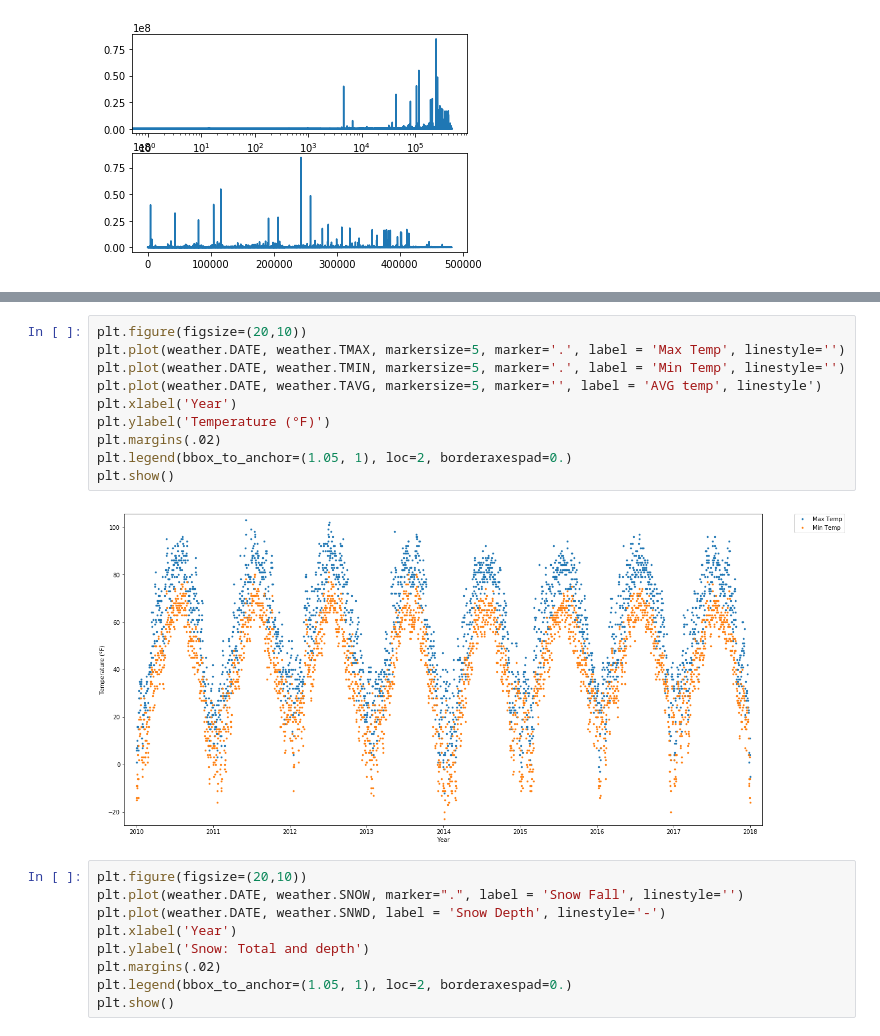
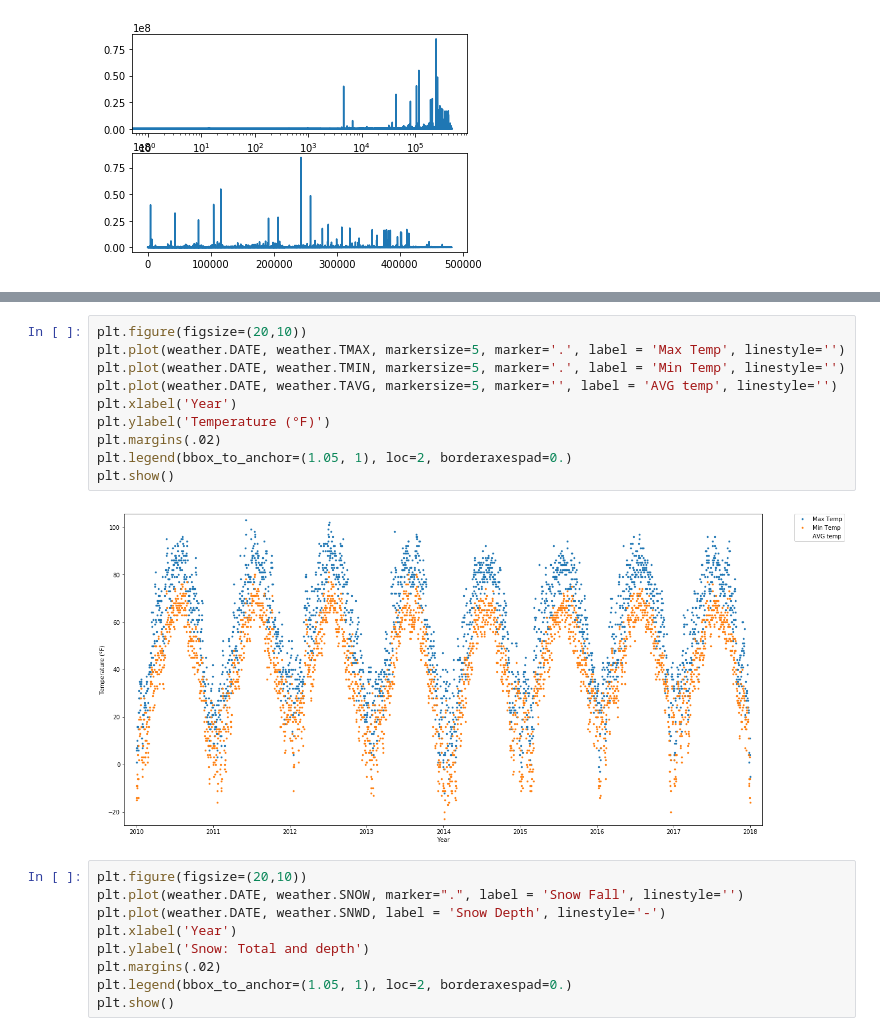
Before and after one commit to SethDKelly/NiceRideMN, a Jupyter notebook: Niceride EDA.ipynb, the cells around one changed output, grey strips where cells are left out. Saved outputs shown, nothing was run; the diff lists cells and outputs as text.

```diff
--- a/Niceride EDA.ipynb
+++ b/Niceride EDA.ipynb
@@ -106,15 +106,15 @@ memory usage: 228.4+ KB
 # %%
 plt.figure(figsize=(20,10))
 plt.plot(weather.DATE, weather.TMAX, markersize=5, marker='.', label = 'Max Temp', linestyle='')
 plt.plot(weather.DATE, weather.TMIN, markersize=5, marker='.', label = 'Min Temp', linestyle='')
-plt.plot(weather.DATE, weather.TAVG, markersize=5, marker='', label = 'AVG temp', linestyle')
+plt.plot(weather.DATE, weather.TAVG, markersize=5, marker='', label = 'AVG temp', linestyle='')
 plt.xlabel('Year')
 plt.ylabel('Temperature (°F)')
 plt.margins(.02)
 plt.legend(bbox_to_anchor=(1.05, 1), loc=2, borderaxespad=0.)
 plt.show()
 # %% [output]
-[figure, old version]
+[figure, new version]
 # %%
 plt.figure(figsize=(20,10))
 plt.plot(weather.DATE, weather.SNOW, marker=".", label = 'Snow Fall', linestyle='')
```
Also changed, not shown: parts of 6 cells of this notebook.
